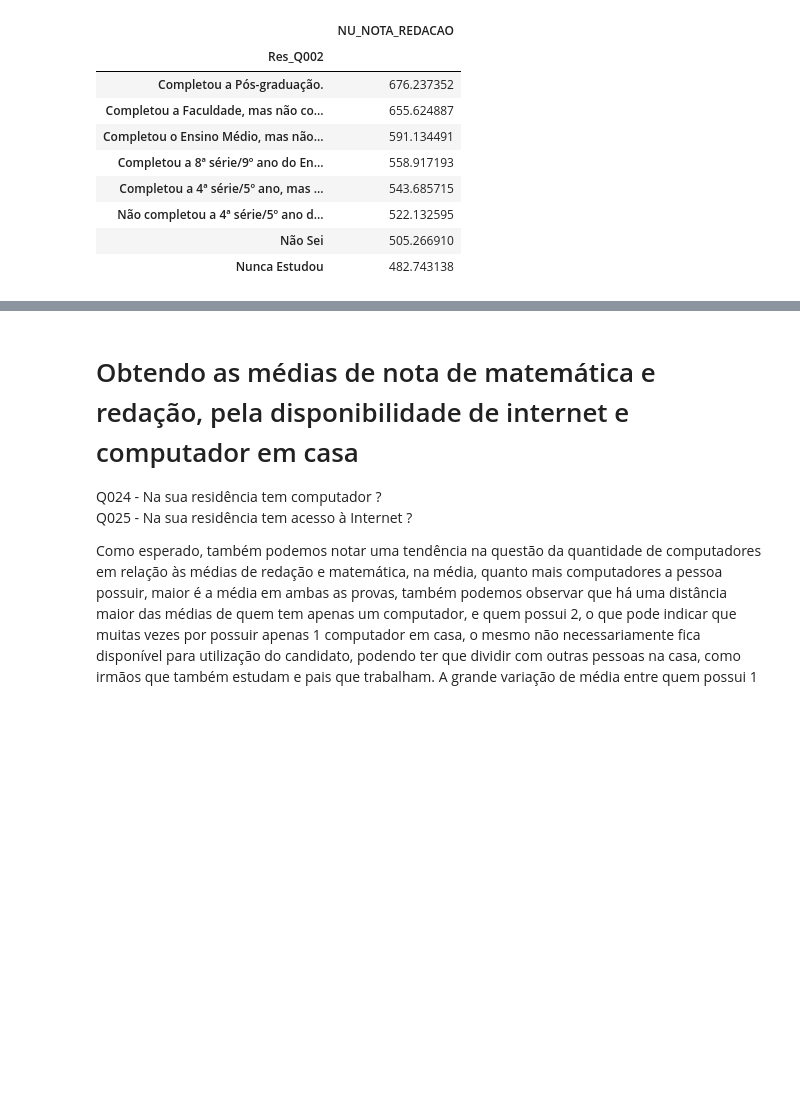
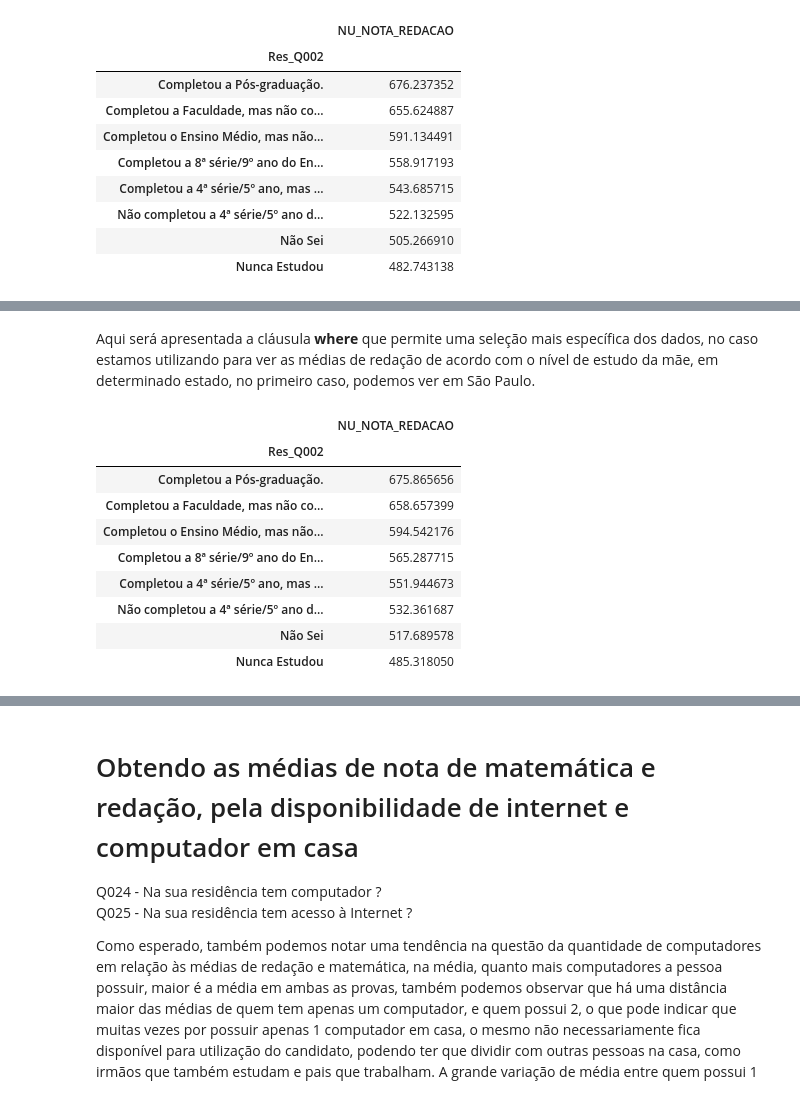
Before and after one commit to Rubens-Mendes/Data-Analysis, a Jupyter notebook: analise_enem/Analise_ENEM_socioeconomica_geral.ipynb, the cells around one changed output, grey strips where cells are left out. Saved outputs shown, nothing was run; the diff lists cells and outputs as text; code cells hidden in the pictures; blank space fills up the shorter version.

```diff
--- a/analise_enem/Analise_ENEM_socioeconomica_geral.ipynb
+++ b/analise_enem/Analise_ENEM_socioeconomica_geral.ipynb
@@ -285,0 +303,18 @@ dados_enem_filtrados.filter(items=['Res_Q002','NU_NOTA_REDACAO'])\
+# %% [markdown]
+Aqui será apresentada a cláusula <b>where</b> que permite uma seleção mais específica dos dados, no caso estamos utilizando para ver as médias de redação de acordo com o nível de estudo da mãe, em determinado estado, no primeiro caso, podemos ver em São Paulo.
+# %%
+dados_enem_filtrados.filter(items=['Res_Q002','NU_NOTA_REDACAO'])\
+.where(dados_enem_filtrados.SG_UF_RESIDENCIA == 'SP')\
+.groupby('Res_Q002')\
+.mean().sort_values(by='NU_NOTA_REDACAO', ascending=False)
+# %% [output]
+|  | NU_NOTA_REDACAO |
+| Res_Q002 |  |
+| Completou a Pós-graduação. | 675.865656 |
+| Completou a Faculdade, mas não co... | 658.657399 |
+| Completou o Ensino Médio, mas não... | 594.542176 |
+| Completou a 8ª série/9º ano do En... | 565.287715 |
+| Completou a 4ª série/5º ano, mas ... | 551.944673 |
+| Não completou a 4ª série/5º ano d... | 532.361687 |
+| Não Sei | 517.689578 |
+| Nunca Estudou | 485.318050 |
```
Also changed, not shown: parts of 10 cells of this notebook.
